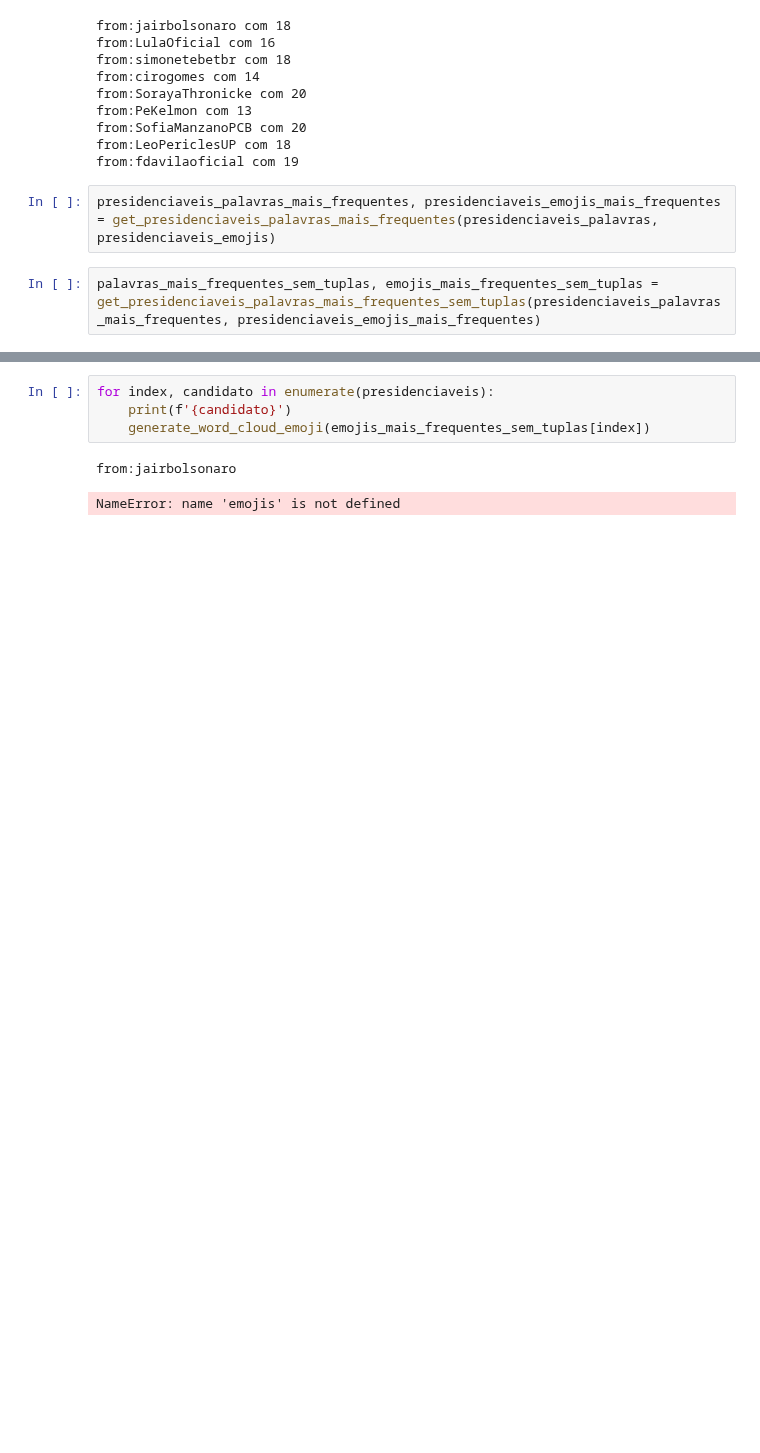
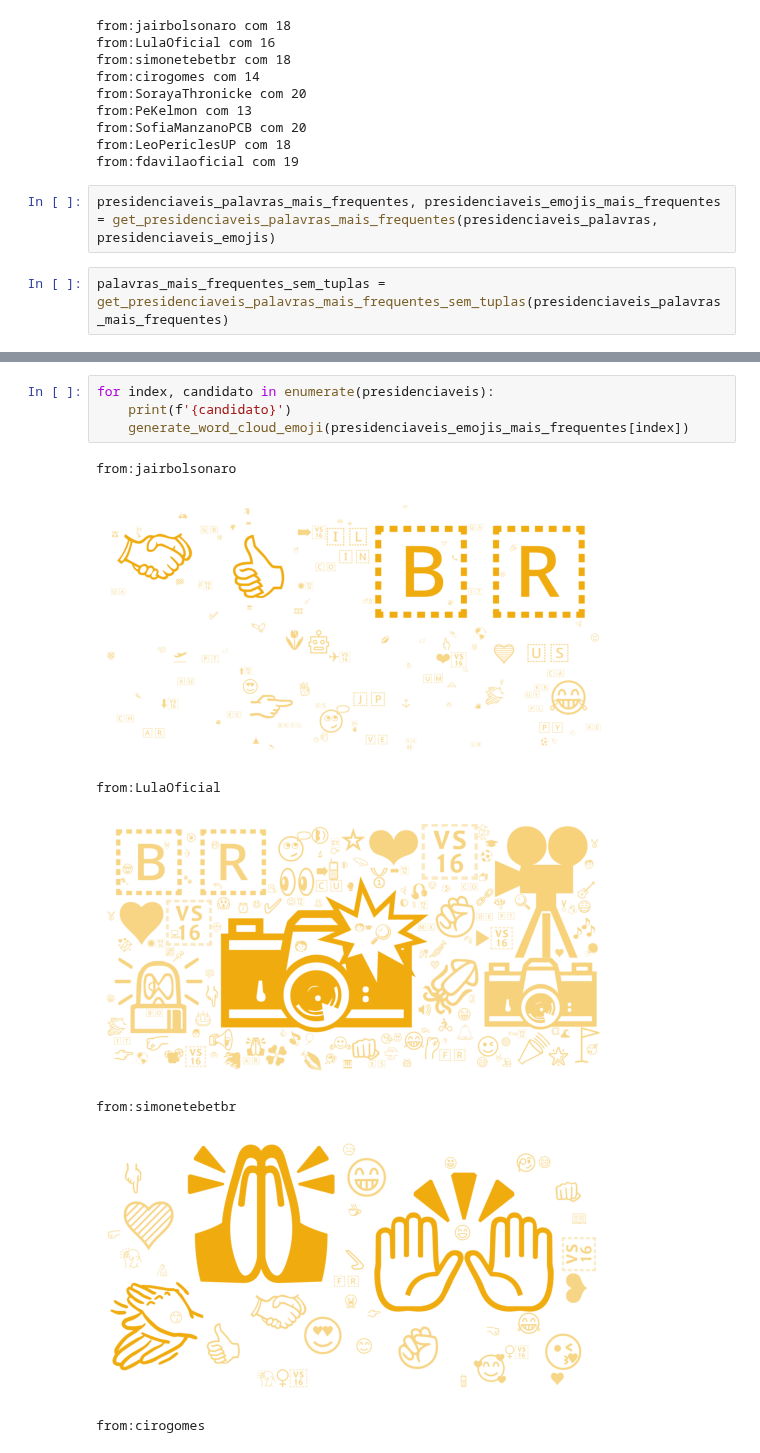
Before and after one commit to fagnercandido/presidenciaveis_twitter, a Jupyter notebook: feelings.ipynb, the cells around one changed output, grey strips where cells are left out. Drawn from its saved outputs; the diff is of its cells as text; blank space fills up the shorter version.

```diff
--- a/feelings.ipynb
+++ b/feelings.ipynb
@@ -144,4 +186,4 @@ from:fdavilaoficial com 19
 # %%
 presidenciaveis_palavras_mais_frequentes, presidenciaveis_emojis_mais_frequentes = get_presidenciaveis_palavras_mais_frequentes(presidenciaveis_palavras, presidenciaveis_emojis)
 # %%
-palavras_mais_frequentes_sem_tuplas, emojis_mais_frequentes_sem_tuplas = get_presidenciaveis_palavras_mais_frequentes_sem_tuplas(presidenciaveis_palavras_mais_frequentes, presidenciaveis_emojis_mais_frequentes)
+palavras_mais_frequentes_sem_tuplas = get_presidenciaveis_palavras_mais_frequentes_sem_tuplas(presidenciaveis_palavras_mais_frequentes)
@@ -166,7 +208,12 @@ from:PeKelmon
 # %%
 for index, candidato in enumerate(presidenciaveis):
     print(f'{candidato}')
-    generate_word_cloud_emoji(emojis_mais_frequentes_sem_tuplas[index])
+    generate_word_cloud_emoji(presidenciaveis_emojis_mais_frequentes[index])
 # %% [output]
 from:jairbolsonaro
+[figure, added]
-NameError: name 'emojis' is not defined
+from:LulaOficial
+[figure, added]
+from:simonetebetbr
+[figure, added]
+from:cirogomes
```
Also changed, not shown: parts of 6 cells of this notebook.
